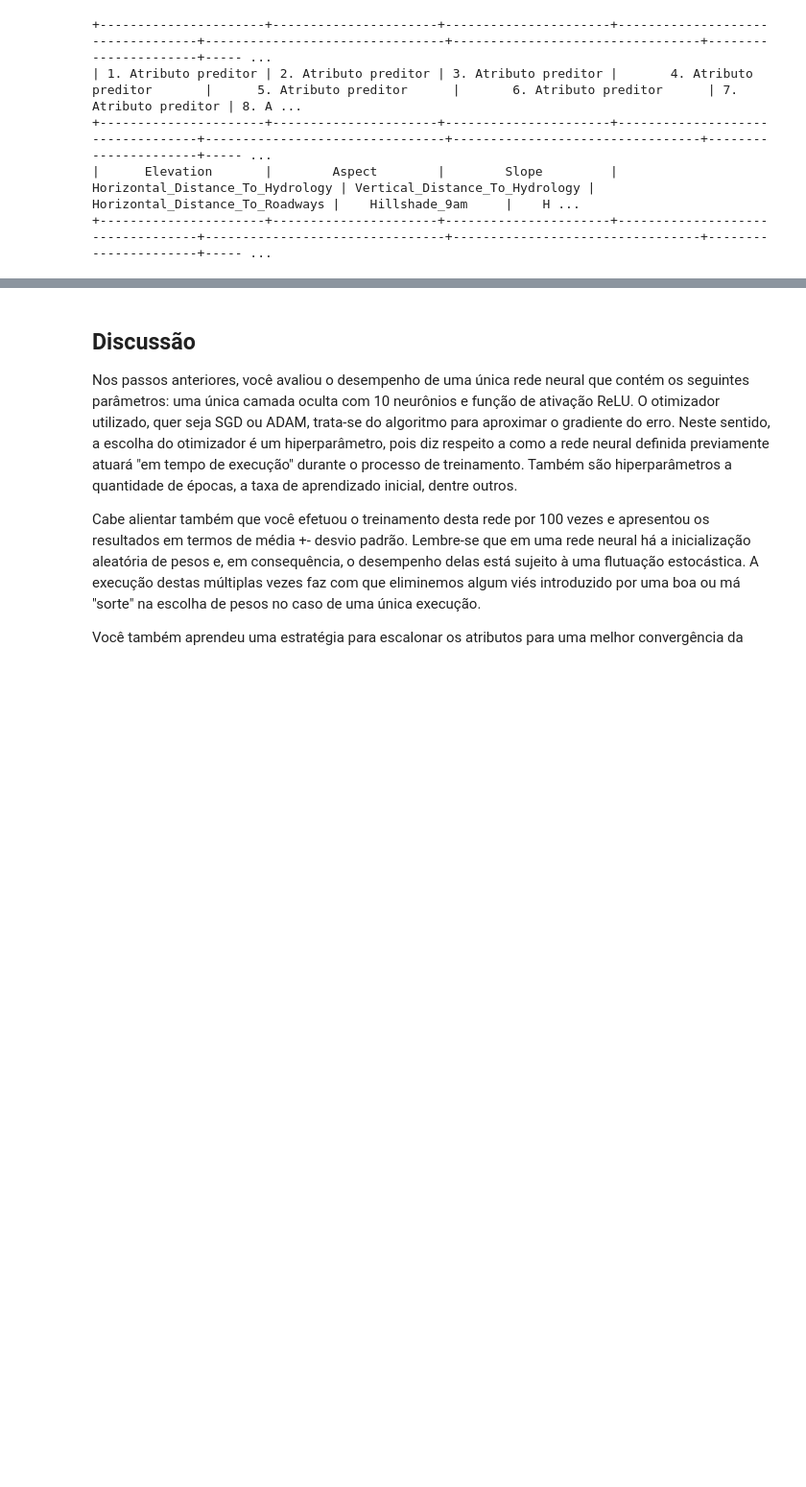
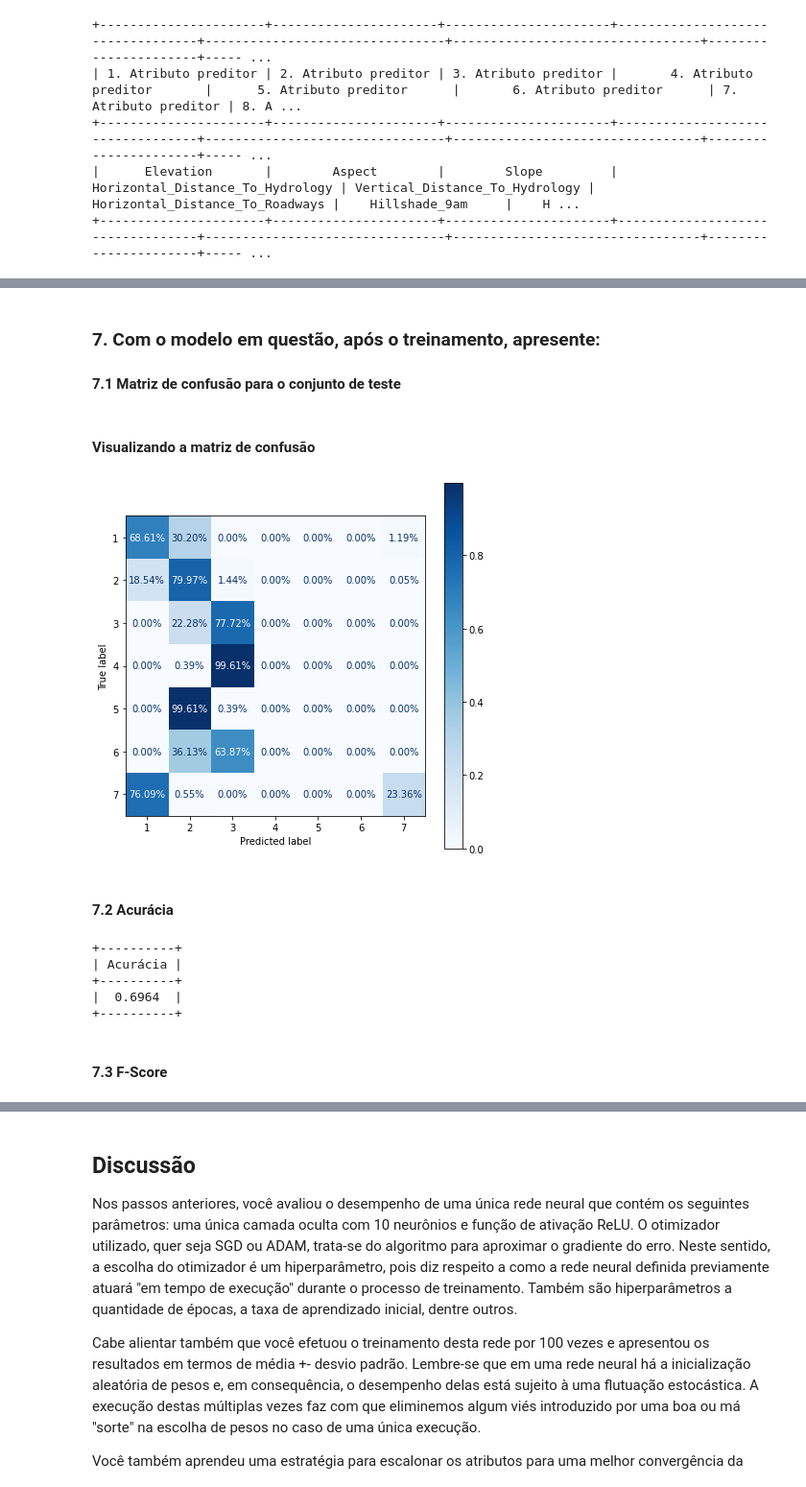
Before and after one commit to elloa-uea/projeto-pratico-3-rna-pp3-team-hard, a Jupyter notebook: notebooks/PP3.3 - Proposição e Avaliação de RNAs.ipynb, the cells around one changed output, grey strips where cells are left out. Shown: that part at 96% size. Saved outputs shown, nothing was run; the diff lists cells and outputs as text; code cells hidden in the pictures; blank space fills up the shorter version.

```diff
--- a/notebooks/PP3.3 - Proposição e Avaliação de RNAs.ipynb
+++ b/notebooks/PP3.3 - Proposição e Avaliação de RNAs.ipynb
@@ -160,0 +194,4 @@ print_tabela(header, X.columns)
+# %%
+X_train_std = (X_train - mean)/std
+# %%
+X_test_std = (X_test - mean)/std
@@ -160,0 +203,2 @@ print_tabela(header, X.columns)
+# %%
+perceptron = MLPClassifier(hidden_layer_sizes=(1,10), activation='relu', solver='adam', verbose=True)
@@ -160,0 +207,2 @@ print_tabela(header, X.columns)
+# %%
+perceptron.fit(X_train_std, y_train)
@@ -160,0 +235,3 @@ print_tabela(header, X.columns)
+# %% [markdown]
+### 7. Com o modelo em questão, após o treinamento, apresente:
+#### 7.1 Matriz de confusão para o conjunto de teste
@@ -160,0 +241,21 @@ print_tabela(header, X.columns)
+# %% [markdown]
+#### Visualizando a matriz de confusão
+# %%
+f, ax = plt.subplots(figsize=(7,7))
+plot_confusion_matrix(perceptron, X_test_std, y_test, normalize='true', values_format='.2%', cmap='Blues', ax=ax)
+plt.show()
+# %% [output]
+[figure, added]
+# %% [markdown]
+#### 7.2 Acurácia
+# %%
+acuracia = accuracy_score(y_test, y_pred)
+print_tabela(['Acurácia'], [np.round(acuracia, 4)])
+# %% [output]
++----------+
+| Acurácia |
++----------+
+|  0.6964  |
++----------+
+# %% [markdown]
+#### 7.3 F-Score
```
Also changed, not shown: parts of 29 cells of this notebook.
